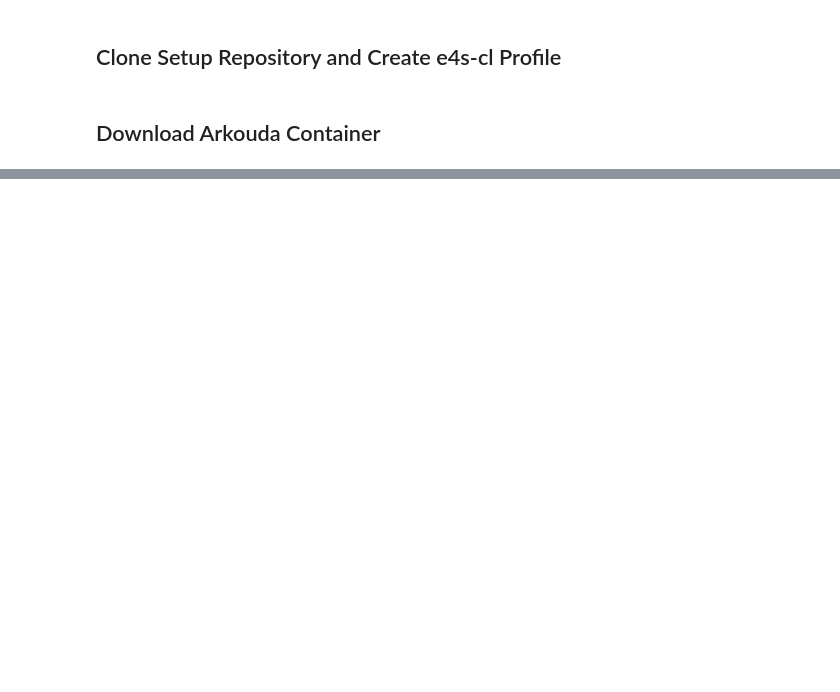
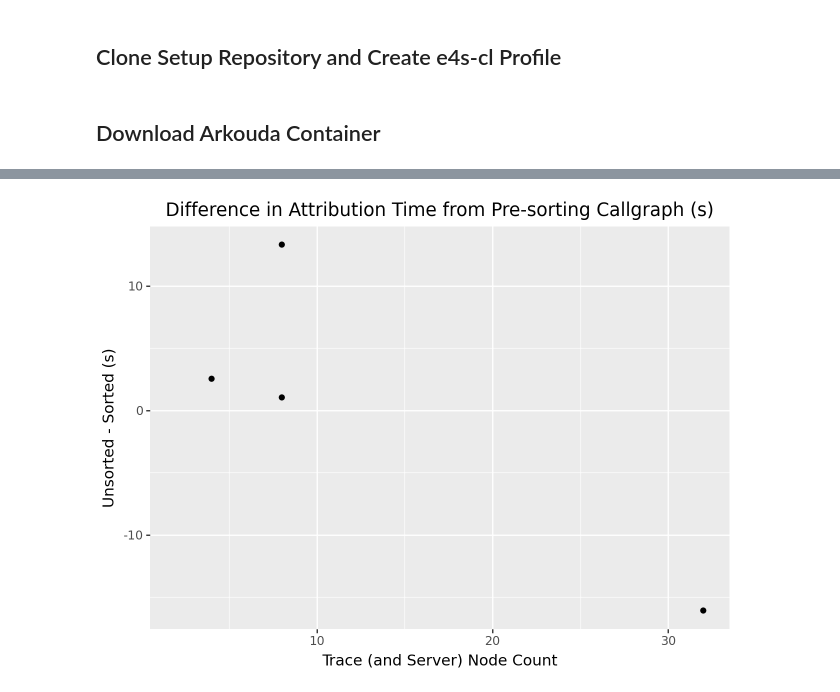
Before and after one commit to hpc-ai-adv-dev/fastotf2, a Jupyter notebook: workflows/scaling/ampere-workflow.ipynb, the cells around one changed output, grey strips where cells are left out. Saved outputs shown, nothing was run; the diff lists cells and outputs as text; code cells hidden in the pictures; blank space fills up the shorter version.

```diff
--- a/workflows/scaling/ampere-workflow.ipynb
+++ b/workflows/scaling/ampere-workflow.ipynb
@@ -149,0 +449,7 @@ print("Attribution complete.")
+# %%
+p = ggplot(paired_df, aes(x='trace_node_count', y='attribution_time_difference_from_sorting'))
+p += geom_point()
+p += labs(title="Difference in Attribution Time from Pre-sorting Callgraph (s)", y='Unsorted - Sorted (s)', x='Trace (and Server) Node Count')
+p
+# %% [output]
+[figure, added]
```
Also changed, not shown: parts of 27 cells of this notebook, 1 other file.
